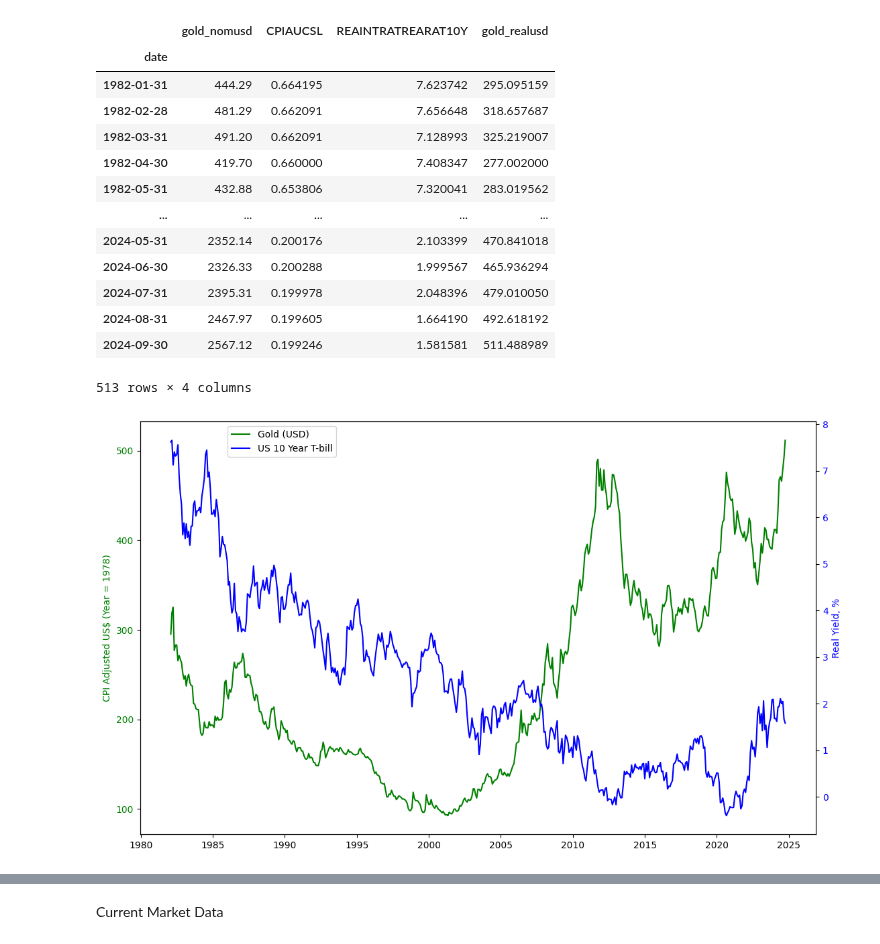
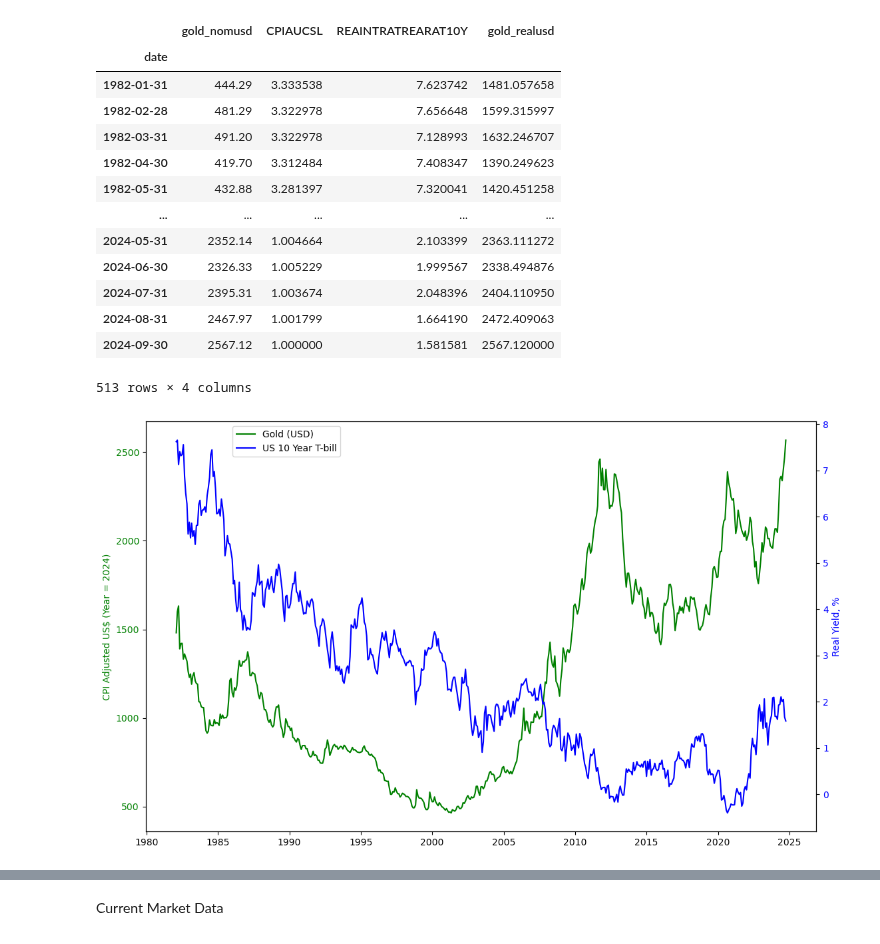
Before and after one commit to jamiegleave/econ, a Jupyter notebook: gold_rates.ipynb, the cells around one changed output, grey strips where cells are left out. Cells and saved outputs as stored; diff of their text form; code cells hidden in the pictures.

Commit message:
v2.2.3_images

```diff
--- a/gold_rates.ipynb
+++ b/gold_rates.ipynb
@@ -28,7 +28,7 @@ us_realyield = Fred_Pull('REAINTRATREARAT10Y','899901ba06f09b9961a73113b1834a15'
 df = (
     gold_price.join((us_cpi,us_realyield))
     .assign(
-        CPIAUCSL = lambda x: 1/(x.CPIAUCSL/x.CPIAUCSL.iloc[0]),
+        CPIAUCSL = lambda x: 1/(x.CPIAUCSL/x.CPIAUCSL.iloc[-1]),
         gold_realusd = lambda x: x.gold_nomusd*x.CPIAUCSL)
 )
 
@@ -38,39 +38,39 @@ df
 # %% [output]
 |  | gold_nomusd | CPIAUCSL | REAINTRATREARAT10Y | gold_realusd |
 | date |  |  |  |  |
-| 1982-01-31 | 444.29 | 0.664195 | 7.623742 | 295.095159 |
-| 1982-02-28 | 481.29 | 0.662091 | 7.656648 | 318.657687 |
-| 1982-03-31 | 491.20 | 0.662091 | 7.128993 | 325.219007 |
-| 1982-04-30 | 419.70 | 0.660000 | 7.408347 | 277.002000 |
-| 1982-05-31 | 432.88 | 0.653806 | 7.320041 | 283.019562 |
+| 1982-01-31 | 444.29 | 3.333538 | 7.623742 | 1481.057658 |
+| 1982-02-28 | 481.29 | 3.322978 | 7.656648 | 1599.315997 |
+| 1982-03-31 | 491.20 | 3.322978 | 7.128993 | 1632.246707 |
+| 1982-04-30 | 419.70 | 3.312484 | 7.408347 | 1390.249623 |
+| 1982-05-31 | 432.88 | 3.281397 | 7.320041 | 1420.451258 |
 | ... | ... | ... | ... | ... |
-| 2024-05-31 | 2352.14 | 0.200176 | 2.103399 | 470.841018 |
-| 2024-06-30 | 2326.33 | 0.200288 | 1.999567 | 465.936294 |
-| 2024-07-31 | 2395.31 | 0.199978 | 2.048396 | 479.010050 |
-| 2024-08-31 | 2467.97 | 0.199605 | 1.664190 | 492.618192 |
-| 2024-09-30 | 2567.12 | 0.199246 | 1.581581 | 511.488989 |
+| 2024-05-31 | 2352.14 | 1.004664 | 2.103399 | 2363.111272 |
+| 2024-06-30 | 2326.33 | 1.005229 | 1.999567 | 2338.494876 |
+| 2024-07-31 | 2395.31 | 1.003674 | 2.048396 | 2404.110950 |
+| 2024-08-31 | 2467.97 | 1.001799 | 1.664190 | 2472.409063 |
+| 2024-09-30 | 2567.12 | 1.000000 | 1.581581 | 2567.120000 |
 513 rows × 4 columns
 # %%
 fig, ax1 = plt.subplots()
 plt.rcParams["figure.figsize"] = (13,8)
 
 ax1.plot(df.index, df.gold_realusd, 'g-', label='Gold (USD)')
-ax1.set_ylabel('CPI Adjusted US$ (Year = 1978)', color='g')
+ax1.set_ylabel('CPI Adjusted US$ (Year = 2024)', color='g')
 ax1.tick_params(axis='y', labelcolor='g')
 
 ax2 = ax1.twinx()
 
 ax2.plot(df.index, df.REAINTRATREARAT10Y, 'b-', label='US 10 Year T-bill')
 ax2.set_ylabel('Real Yield, %', color='b')
 ax2.tick_params(axis='y', labelcolor='b')
 
 fig.legend(loc="upper left", bbox_to_anchor=(0.22,0.88))
 
 # Show the plot
 
 plt.show()
 # %% [output]
-[figure, old version]
+[figure, new version]
 # %%
 bins = [1982,2008,2021,2025]
 labels = ['1982-2007, Pre-QE', '2008-2020, Post-GFC', '2021-2024, Post-COVID']
```
Also changed, not shown: parts of 2 cells of this notebook, 2 other files.
